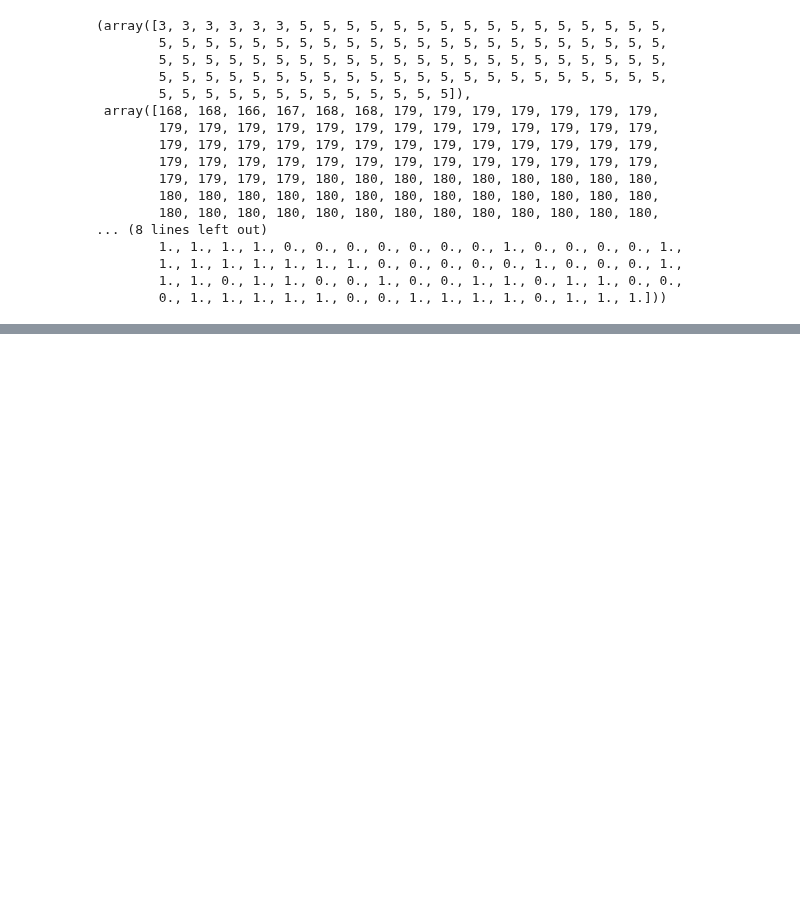
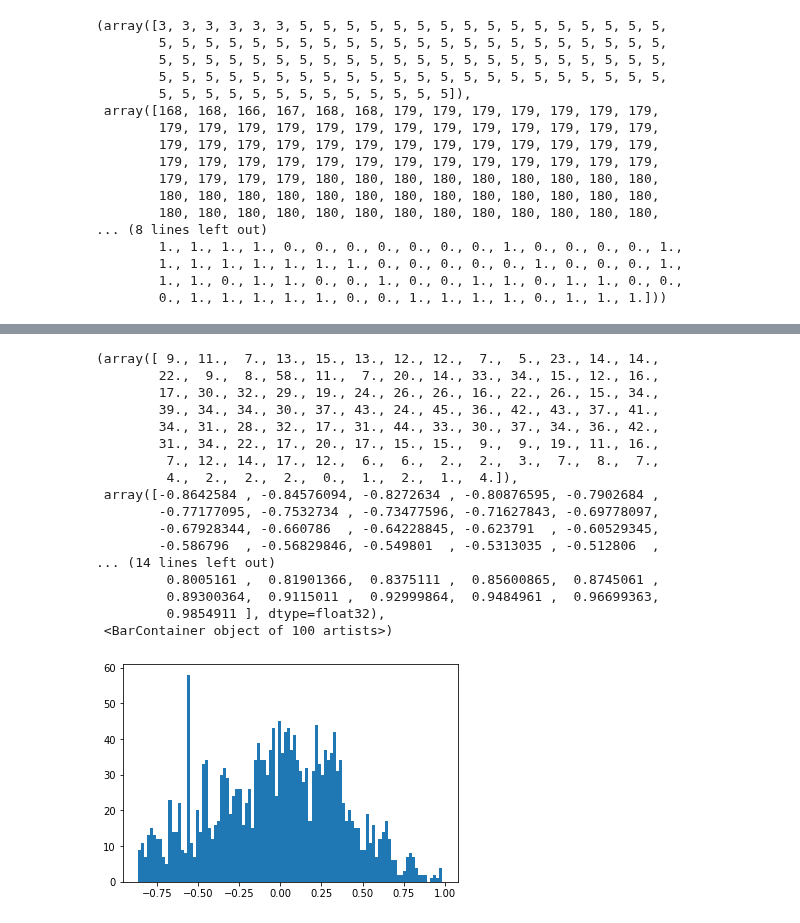
Before and after one commit to Wonriedu/ai-user-modeling, a Jupyter notebook: simulation_test.ipynb, the cells around one changed output, grey strips where cells are left out. Saved outputs shown, nothing was run; the diff lists cells and outputs as text; code cells hidden in the pictures; blank space fills up the shorter version.

```diff
--- a/simulation_test.ipynb
+++ b/simulation_test.ipynb
@@ -333,0 +505,21 @@ plt.show()
+# %%
+plt.hist(h_seq.flatten().detach().cpu().numpy(), bins=100)
+# %% [output]
+(array([ 9., 11.,  7., 13., 15., 13., 12., 12.,  7.,  5., 23., 14., 14.,
+        22.,  9.,  8., 58., 11.,  7., 20., 14., 33., 34., 15., 12., 16.,
+        17., 30., 32., 29., 19., 24., 26., 26., 16., 22., 26., 15., 34.,
+        39., 34., 34., 30., 37., 43., 24., 45., 36., 42., 43., 37., 41.,
+        34., 31., 28., 32., 17., 31., 44., 33., 30., 37., 34., 36., 42.,
+        31., 34., 22., 17., 20., 17., 15., 15.,  9.,  9., 19., 11., 16.,
+         7., 12., 14., 17., 12.,  6.,  6.,  2.,  2.,  3.,  7.,  8.,  7.,
+         4.,  2.,  2.,  2.,  0.,  1.,  2.,  1.,  4.]),
+ array([-0.8642584 , -0.84576094, -0.8272634 , -0.80876595, -0.7902684 ,
+        -0.77177095, -0.7532734 , -0.73477596, -0.71627843, -0.69778097,
+        -0.67928344, -0.660786  , -0.64228845, -0.623791  , -0.60529345,
+        -0.586796  , -0.56829846, -0.549801  , -0.5313035 , -0.512806  ,
+... (14 lines left out)
+         0.8005161 ,  0.81901366,  0.8375111 ,  0.85600865,  0.8745061 ,
+         0.89300364,  0.9115011 ,  0.92999864,  0.9484961 ,  0.96699363,
+         0.9854911 ], dtype=float32),
+ <BarContainer object of 100 artists>)
+[figure, added]
```
Also changed, not shown: parts of 11 cells of this notebook, 20 other files.
